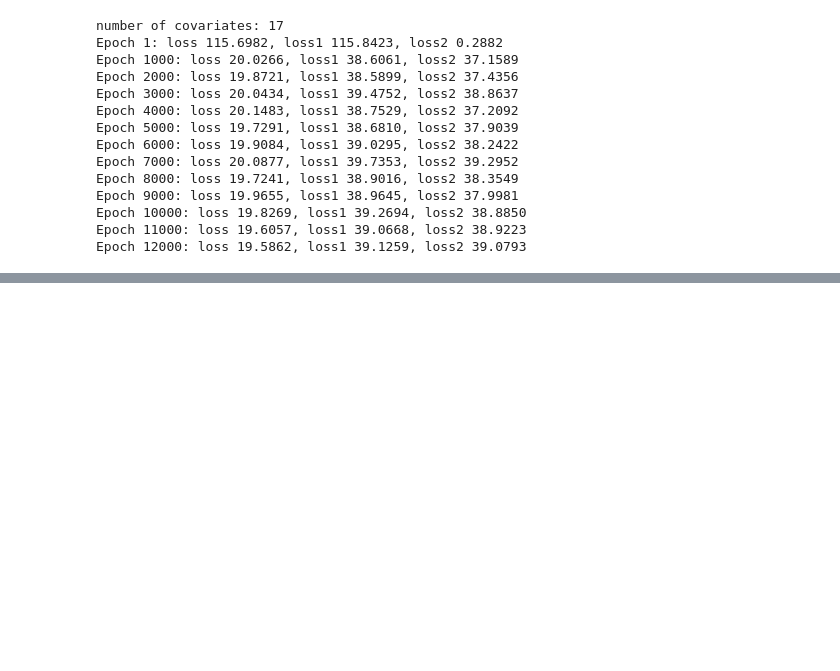
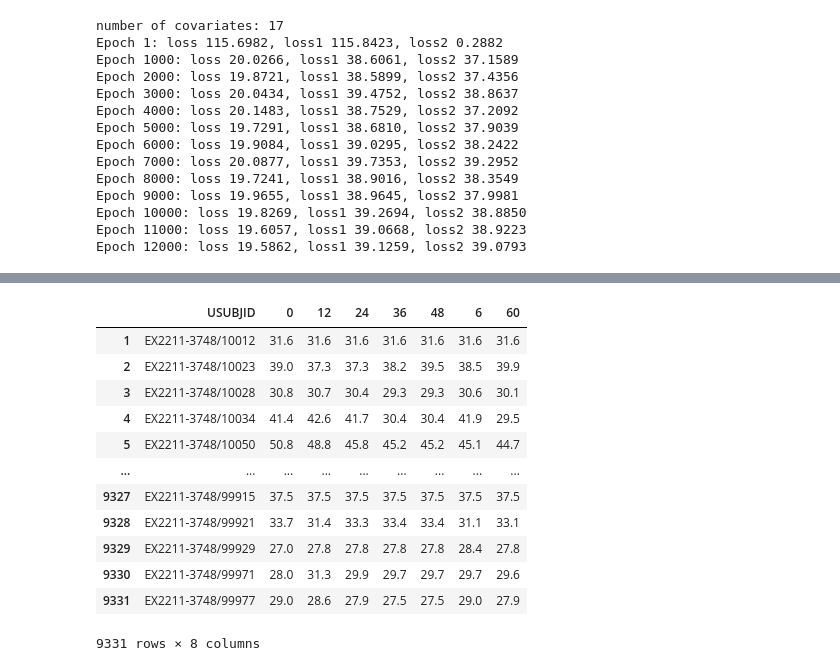
Before and after one commit to xwshen51/frengression, a Jupyter notebook: leader/simulation_leader.ipynb, the cells around one changed output, grey strips where cells are left out. Cells and saved outputs as stored; diff of their text form; code cells hidden in the pictures; blank space fills up the shorter version.

```diff
--- a/leader/simulation_leader.ipynb
+++ b/leader/simulation_leader.ipynb
@@ -542,0 +563,16 @@ ROC AUC: 0.69
+# %%
+df_bmi
+# %% [output]
+|  | USUBJID | 0 | 12 | 24 | 36 | 48 | 6 | 60 |
+| 1 | EX2211-3748/10012 | 31.6 | 31.6 | 31.6 | 31.6 | 31.6 | 31.6 | 31.6 |
+| 2 | EX2211-3748/10023 | 39.0 | 37.3 | 37.3 | 38.2 | 39.5 | 38.5 | 39.9 |
+| 3 | EX2211-3748/10028 | 30.8 | 30.7 | 30.4 | 29.3 | 29.3 | 30.6 | 30.1 |
+| 4 | EX2211-3748/10034 | 41.4 | 42.6 | 41.7 | 30.4 | 30.4 | 41.9 | 29.5 |
+| 5 | EX2211-3748/10050 | 50.8 | 48.8 | 45.8 | 45.2 | 45.2 | 45.1 | 44.7 |
+| ... | ... | ... | ... | ... | ... | ... | ... | ... |
+| 9327 | EX2211-3748/99915 | 37.5 | 37.5 | 37.5 | 37.5 | 37.5 | 37.5 | 37.5 |
+| 9328 | EX2211-3748/99921 | 33.7 | 31.4 | 33.3 | 33.4 | 33.4 | 31.1 | 33.1 |
+| 9329 | EX2211-3748/99929 | 27.0 | 27.8 | 27.8 | 27.8 | 27.8 | 28.4 | 27.8 |
+| 9330 | EX2211-3748/99971 | 28.0 | 31.3 | 29.9 | 29.7 | 29.7 | 29.7 | 29.6 |
+| 9331 | EX2211-3748/99977 | 29.0 | 28.6 | 27.9 | 27.5 | 27.5 | 29.0 | 27.9 |
+9331 rows × 8 columns
```
Also changed, not shown: parts of 8 cells of this notebook, 3 other files.
